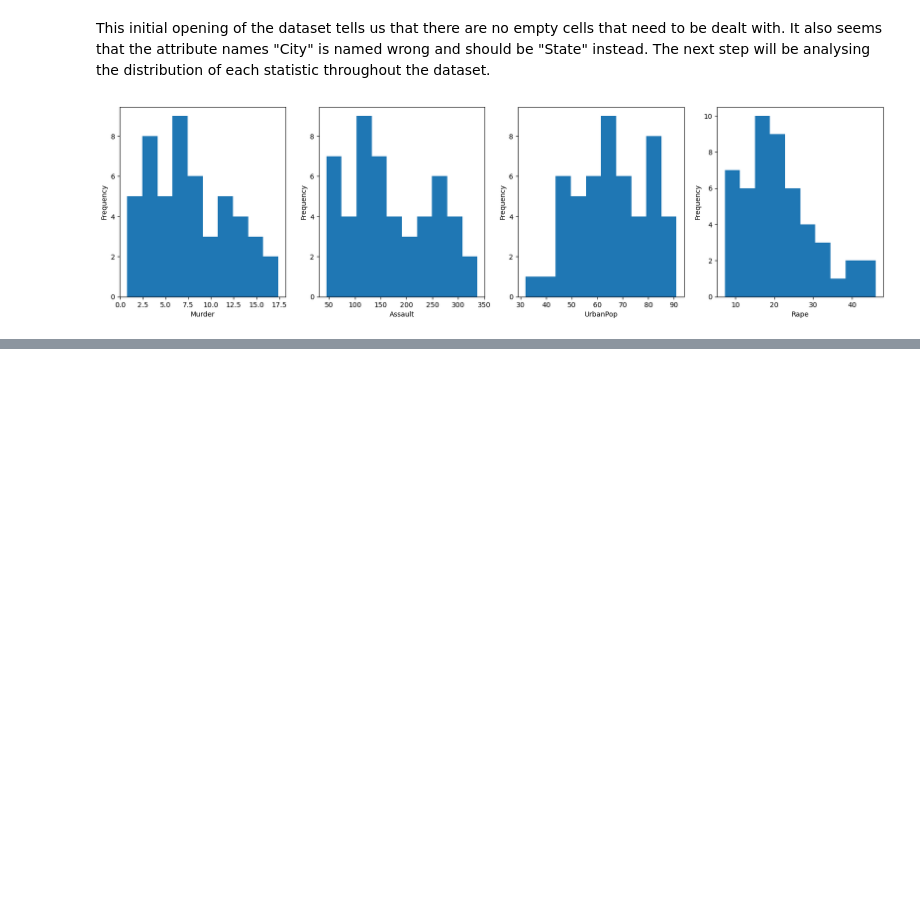
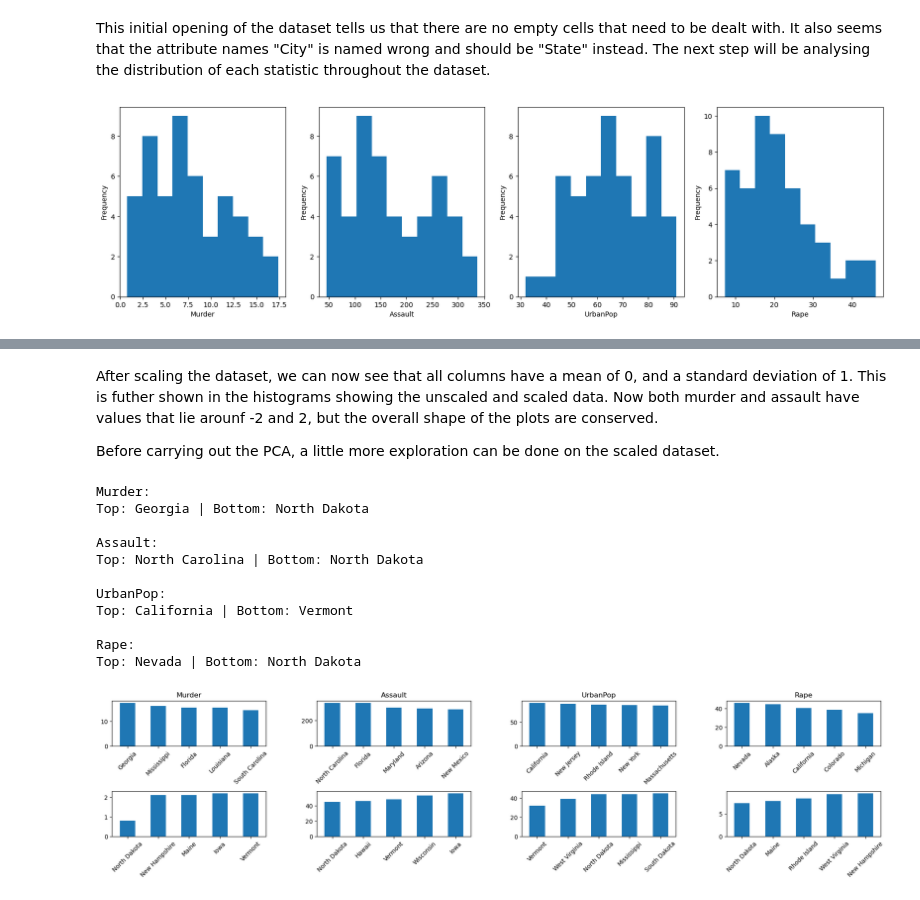
Before and after one commit to ConnerGrice/Hyperion-Capstone-Projects, a Jupyter notebook: 7-MLClustering/ClusteringArrests.ipynb, the cells around one changed output, grey strips where cells are left out. Saved outputs shown, nothing was run; the diff lists cells and outputs as text; code cells hidden in the pictures; blank space fills up the shorter version.

```diff
--- a/7-MLClustering/ClusteringArrests.ipynb
+++ b/7-MLClustering/ClusteringArrests.ipynb
@@ -88,0 +157,37 @@ for col,ax in zip(df_num,fig.axes):
+# %% [markdown]
+After scaling the dataset, we can now see that all columns have a mean of 0, and a standard deviation of 1. This is futher shown in the histograms showing the unscaled and scaled data. Now both murder and assault have values that lie arounf -2 and 2, but the overall shape of the plots are conserved.
+
+Before carrying out the PCA, a little more exploration can be done on the scaled dataset.
+# %%
+#Gets the state with the highest and lowest statistic for each column
+for col in df_num:
+    top = df_num[col].idxmax()
+    bot = df_num[col].idxmin()
+    print(f"{col}:")
+    print(f"Top: {top} | Bottom: {bot}\n")
+
+#Plots the top 5 states for each statistic
+fig,axs = plt.subplots(2,4,figsize=(20,5))
+fig.tight_layout(pad=5.5)
+for i,col in enumerate(df_num):
+    top_5 = df_num[col].sort_values(ascending=False).iloc[:5]
+    top_5.plot.bar(ax=axs[0,i])
+    axs[0,i].set_title(col)
+    axs[0,i].tick_params(axis='x', labelrotation=45)
+
+    bot_5 = df_num[col].sort_values(ascending=True).iloc[:5]
+    bot_5.plot.bar(ax=axs[1,i])
+    axs[1,i].tick_params(axis='x', labelrotation=45)
+# %% [output]
+Murder:
+Top: Georgia | Bottom: North Dakota
+
+Assault:
+Top: North Carolina | Bottom: North Dakota
+
+UrbanPop:
+Top: California | Bottom: Vermont
+
+Rape:
+Top: Nevada | Bottom: North Dakota
+[figure, added]
```
Also changed, not shown: parts of 8 cells of this notebook.
